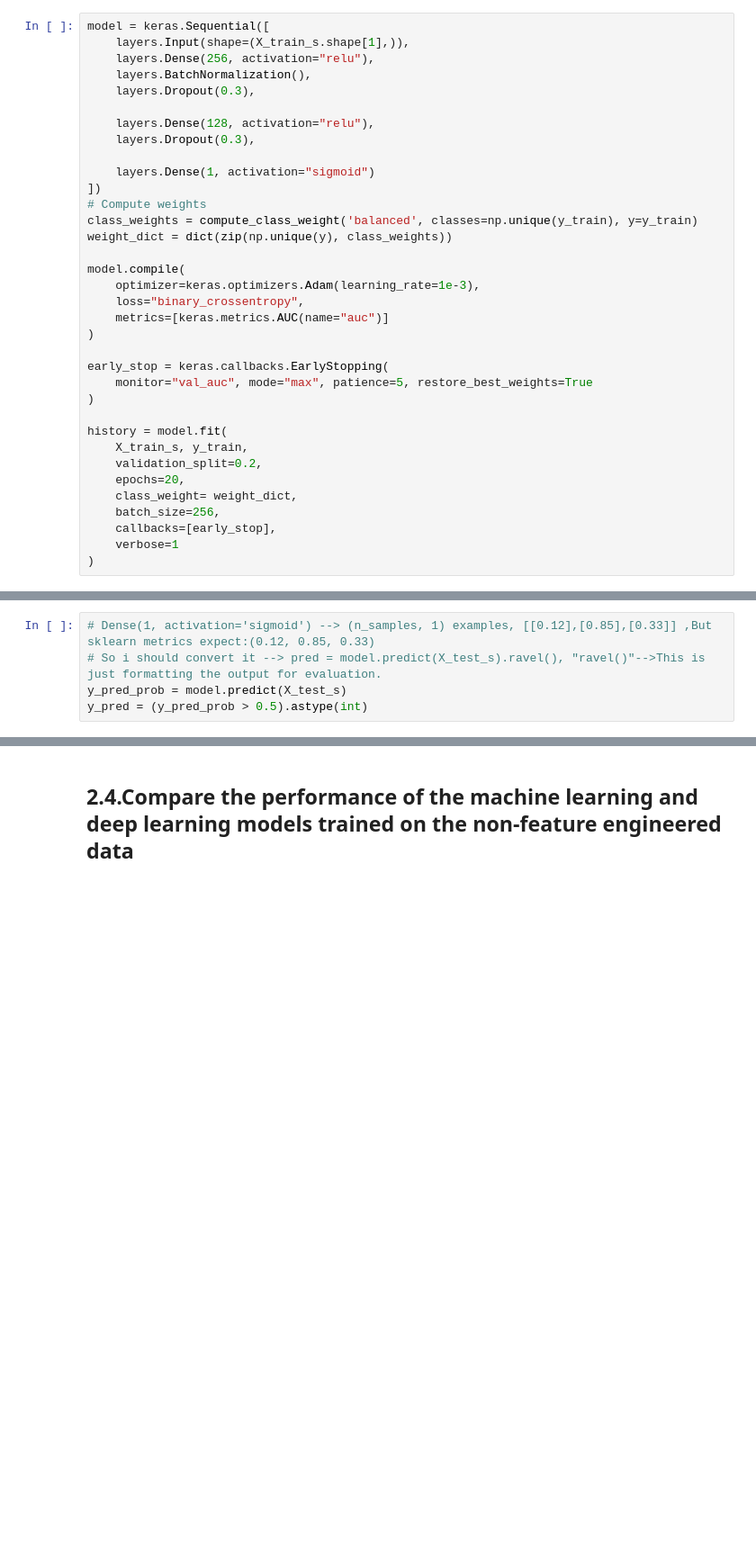
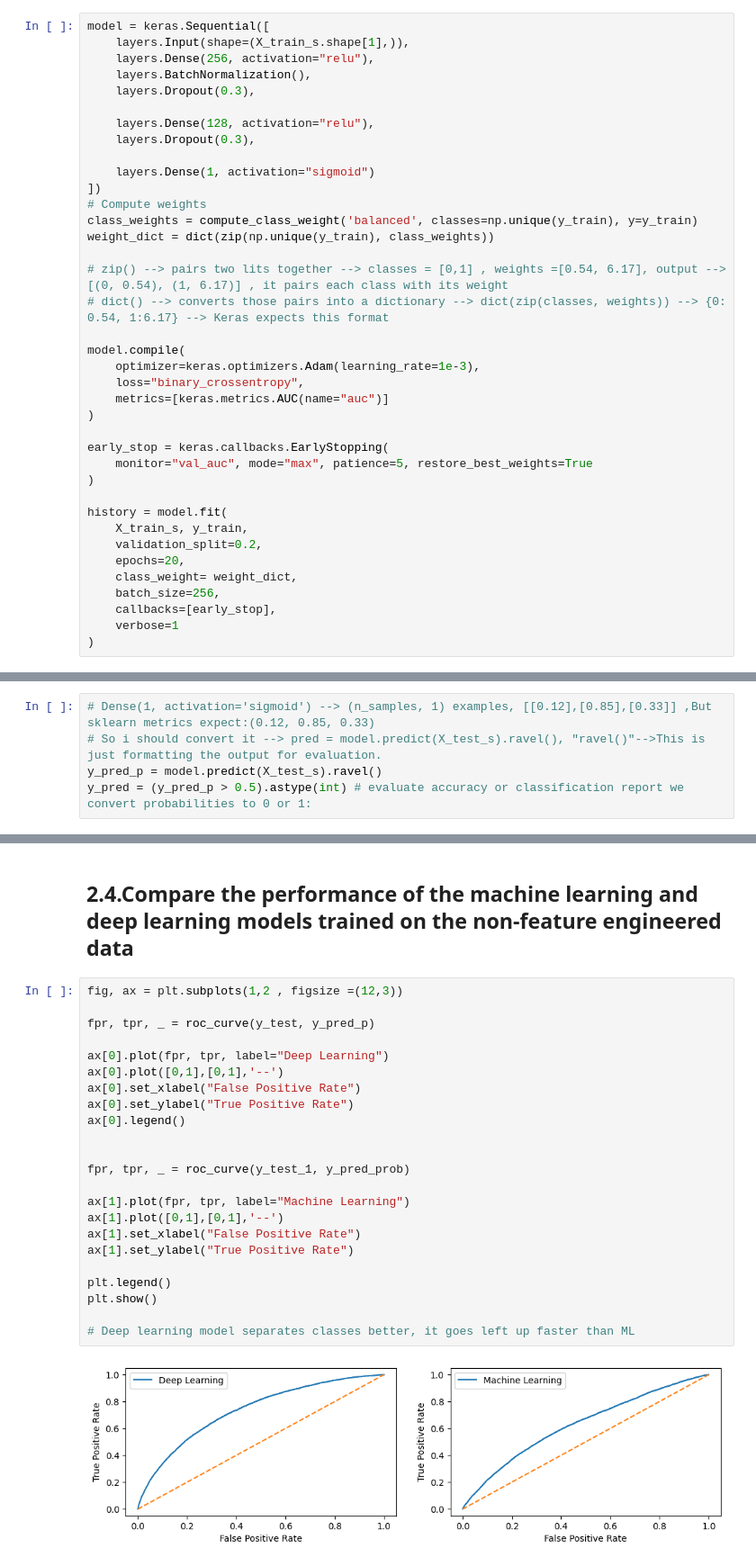
Before and after one commit to Mesterumit/Loan_Repay_-U4-END-, a Jupyter notebook: notebooks/Repay_loan_api.ipynb, the cells around one changed output, grey strips where cells are left out. Shown at 90% size. Drawn from its saved outputs; the diff is of its cells as text; blank space fills up the shorter version.

```diff
--- a/notebooks/Repay_loan_api.ipynb
+++ b/notebooks/Repay_loan_api.ipynb
@@ -280,7 +312,10 @@ model = keras.Sequential([
 ])
 # Compute weights
 class_weights = compute_class_weight('balanced', classes=np.unique(y_train), y=y_train)
-weight_dict = dict(zip(np.unique(y), class_weights))
+weight_dict = dict(zip(np.unique(y_train), class_weights))
+
+# zip() --> pairs two lits together --> classes = [0,1] , weights =[0.54, 6.17], output --> [(0, 0.54), (1, 6.17)] , it pairs each class with its weight
+# dict() --> converts those pairs into a dictionary --> dict(zip(classes, weights)) --> {0: 0.54, 1:6.17} --> Keras expects this format
 
 model.compile(
     optimizer=keras.optimizers.Adam(learning_rate=1e-3),
@@ -323,8 +359,8 @@ Epoch 10/20
 # %%
 # Dense(1, activation='sigmoid') --> (n_samples, 1) examples, [[0.12],[0.85],[0.33]] ,But sklearn metrics expect:(0.12, 0.85, 0.33)
 # So i should convert it --> pred = model.predict(X_test_s).ravel(), "ravel()"-->This is just formatting the output for evaluation.
-y_pred_prob = model.predict(X_test_s)
-y_pred = (y_pred_prob > 0.5).astype(int)
+y_pred_p = model.predict(X_test_s).ravel()
+y_pred = (y_pred_p > 0.5).astype(int) # evaluate accuracy or classification report we convert probabilities to 0 or 1:
 # %% [output]
 1922/1922 ━━━━━━━━━━━━━━━━━━━━ 4s 2ms/step
 # %%
@@ -357,3 +393,28 @@ Best threshold: 0.50109196
 The model uses a fully connected neural network because the input data is tabular and the task is binary classification. Dense layers help capture non-linear relationships between features, while ReLU activation improves learning efficiency. Dropout was added to reduce overfitting, and a sigmoid output layer was used to produce a probability for the two target classes.
 # %% [markdown]
 ## 2.4.Compare the performance of the machine learning and deep learning models trained on the non-feature engineered data
+# %%
+fig, ax = plt.subplots(1,2 , figsize =(12,3))
+
+fpr, tpr, _ = roc_curve(y_test, y_pred_p)
+
+ax[0].plot(fpr, tpr, label="Deep Learning")
+ax[0].plot([0,1],[0,1],'--')
+ax[0].set_xlabel("False Positive Rate")
+ax[0].set_ylabel("True Positive Rate")
+ax[0].legend()
+
+
+fpr, tpr, _ = roc_curve(y_test_1, y_pred_prob)
+
+ax[1].plot(fpr, tpr, label="Machine Learning")
+ax[1].plot([0,1],[0,1],'--')
+ax[1].set_xlabel("False Positive Rate")
+ax[1].set_ylabel("True Positive Rate")
+
+plt.legend()
+plt.show()
+
+# Deep learning model separates classes better, it goes left up faster than ML
+# %% [output]
+[figure, added]
```
Also changed, not shown: parts of 16 cells of this notebook.
